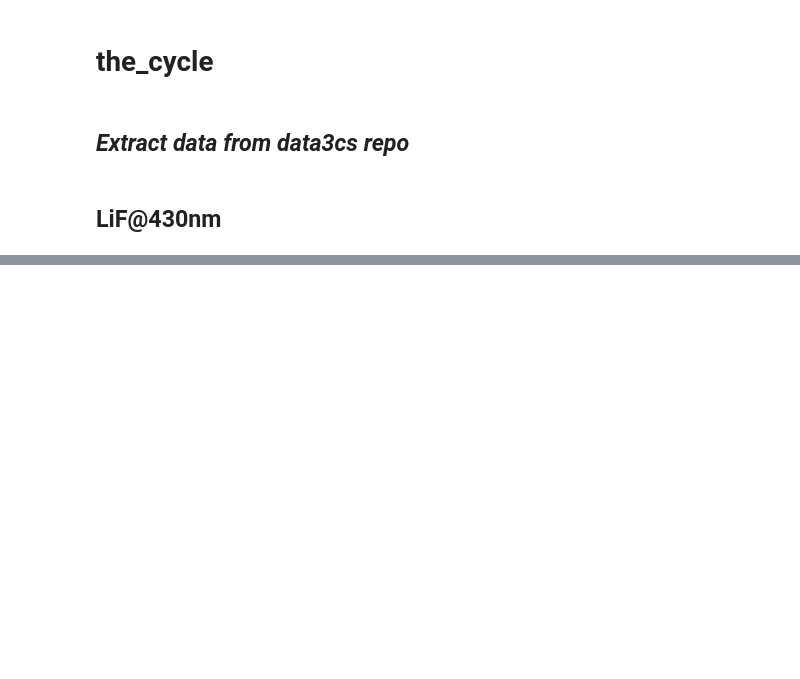
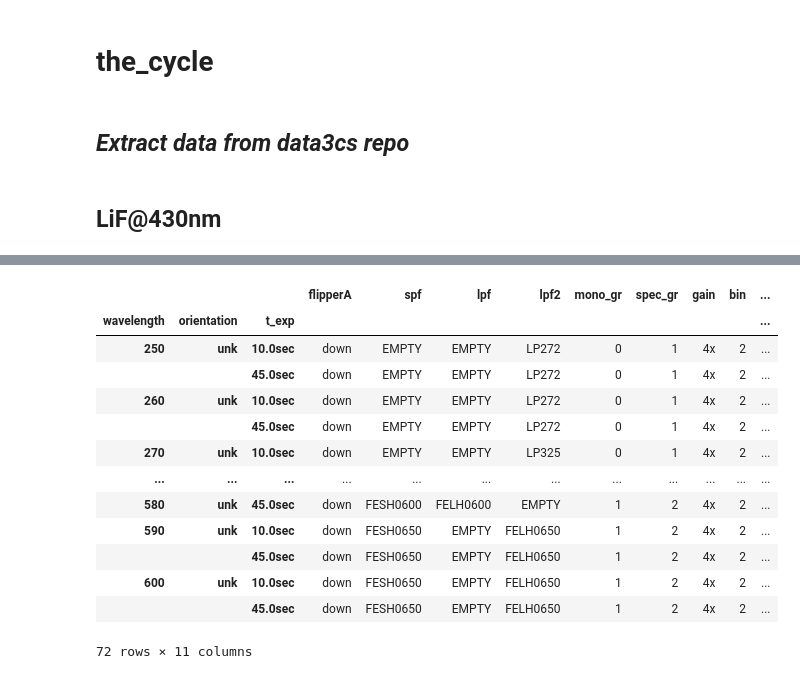
Before and after one commit to nhargy/note3cs, a Jupyter notebook: notebooks/studies/the_cycle/the_cycle_analysis.ipynb, the cells around one changed output, grey strips where cells are left out. Cells and saved outputs as stored; diff of their text form; code cells hidden in the pictures; blank space fills up the shorter version.

```diff
--- a/notebooks/studies/the_cycle/the_cycle_analysis.ipynb
+++ b/notebooks/studies/the_cycle/the_cycle_analysis.ipynb
@@ -88 +88,18 @@ plt.show();
 [figure]
+# %%
+lif['coll1']['LiF_B2_152'].meta_df
+# %% [output]
+|  |  |  | flipperA | spf | lpf | lpf2 | mono_gr | spec_gr | gain | bin | ... |
+| wavelength | orientation | t_exp |  |  |  |  |  |  |  |  | ... |
+| 250 | unk | 10.0sec | down | EMPTY | EMPTY | LP272 | 0 | 1 | 4x | 2 | ... |
+|  |  | 45.0sec | down | EMPTY | EMPTY | LP272 | 0 | 1 | 4x | 2 | ... |
+| 260 | unk | 10.0sec | down | EMPTY | EMPTY | LP272 | 0 | 1 | 4x | 2 | ... |
+|  |  | 45.0sec | down | EMPTY | EMPTY | LP272 | 0 | 1 | 4x | 2 | ... |
+| 270 | unk | 10.0sec | down | EMPTY | EMPTY | LP325 | 0 | 1 | 4x | 2 | ... |
+| ... | ... | ... | ... | ... | ... | ... | ... | ... | ... | ... | ... |
+| 580 | unk | 45.0sec | down | FESH0600 | FELH0600 | EMPTY | 1 | 2 | 4x | 2 | ... |
+| 590 | unk | 10.0sec | down | FESH0650 | EMPTY | FELH0650 | 1 | 2 | 4x | 2 | ... |
+|  |  | 45.0sec | down | FESH0650 | EMPTY | FELH0650 | 1 | 2 | 4x | 2 | ... |
+| 600 | unk | 10.0sec | down | FESH0650 | EMPTY | FELH0650 | 1 | 2 | 4x | 2 | ... |
+|  |  | 45.0sec | down | FESH0650 | EMPTY | FELH0650 | 1 | 2 | 4x | 2 | ... |
+72 rows × 11 columns
```
Also changed, not shown: parts of 2 cells of this notebook, 3 other files.
